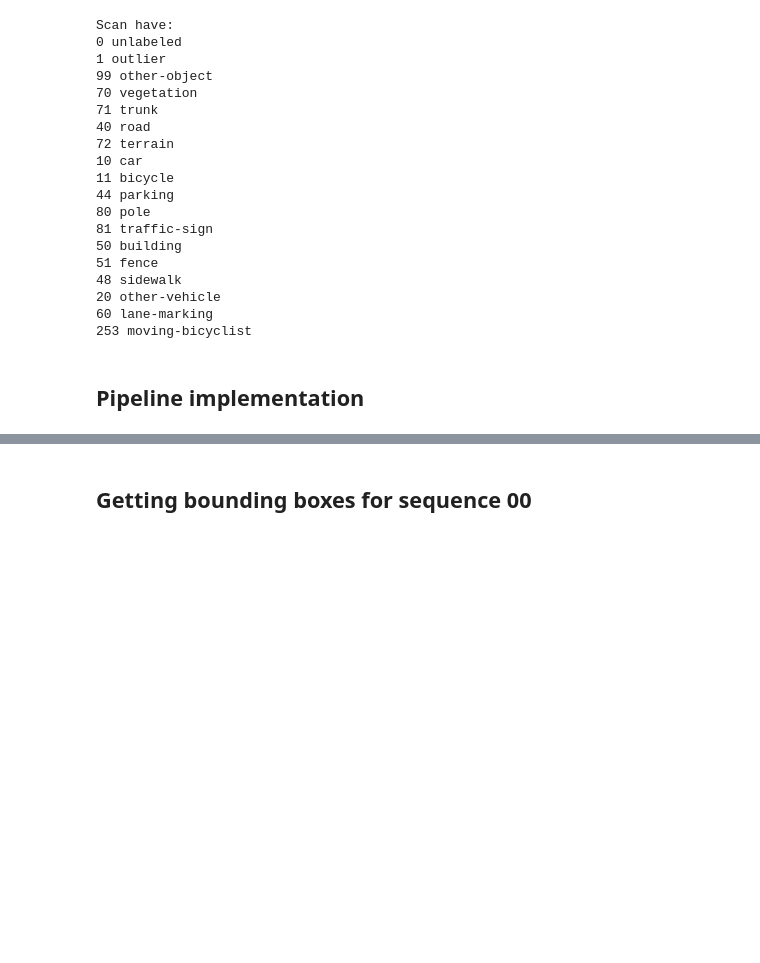
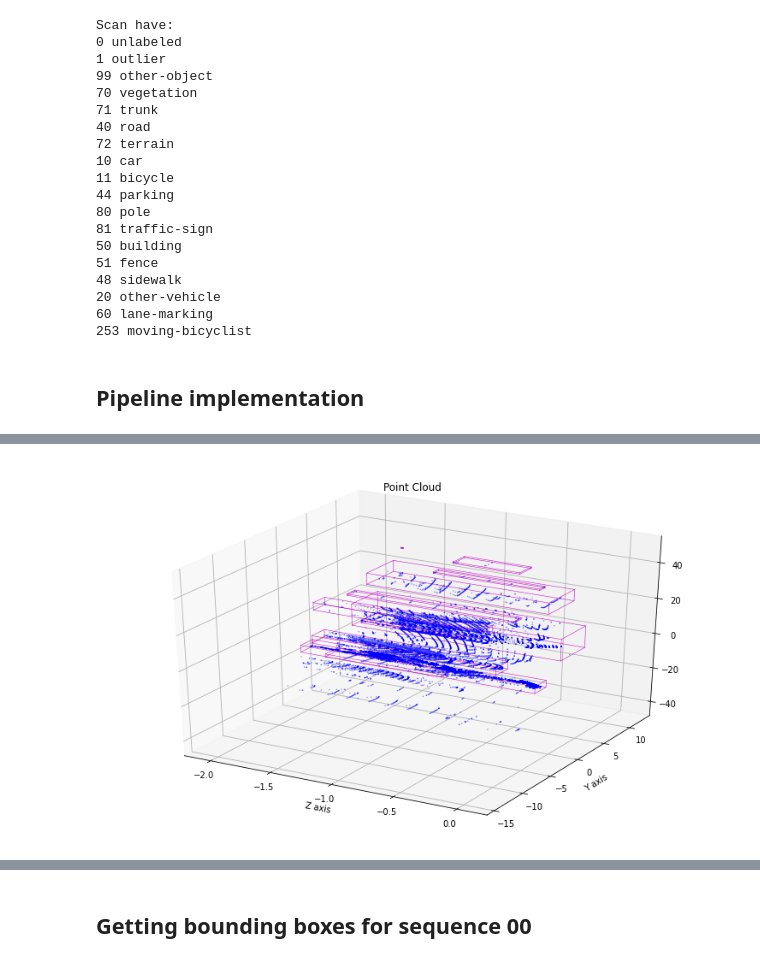
Before and after one commit to VirtualRoyalty/PointCloudSegmentation, a Jupyter notebook: obstacle-detection/examples/obstacle detection.ipynb, the cells around one changed output, grey strips where cells are left out. Drawn from its saved outputs; the diff is of its cells as text; code cells hidden in the pictures; blank space fills up the shorter version.

```diff
--- a/obstacle-detection/examples/obstacle detection.ipynb
+++ b/obstacle-detection/examples/obstacle detection.ipynb
@@ -235 +259,12 @@ for box in box_coord_list:
+# %%
+%matplotlib inline
+spoints = cloud[['x','y','z']]
+f = plt.figure(figsize=(13, 8))
+axes = [2,1,0]
+ax = f.add_subplot(111, projection='3d')
+draw.draw_point_cloud(spoints.values, ax, 'Point Cloud',axes=axes, axes_str=['X', 'Y', 'Z'])
+for box in box_coord_list:
+     draw.draw_box(ax, box, axes=axes, color='m')
+# %% [output]
+[figure, added]
 # %%
```
Also changed, not shown: parts of 26 cells of this notebook, 2 other files.
